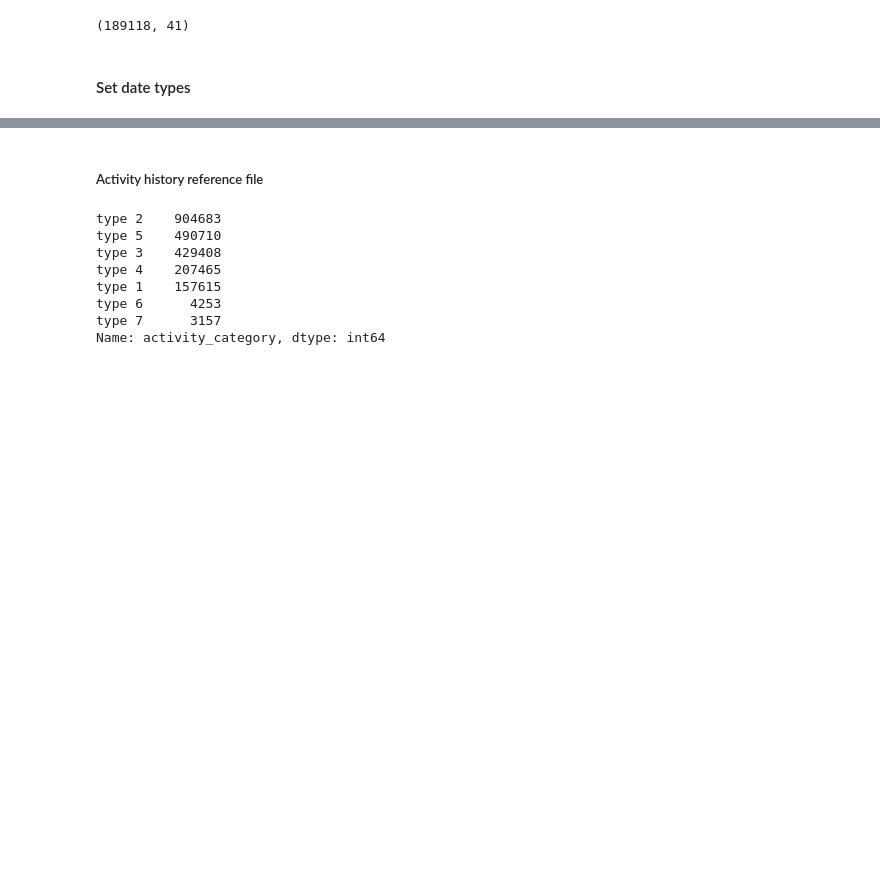
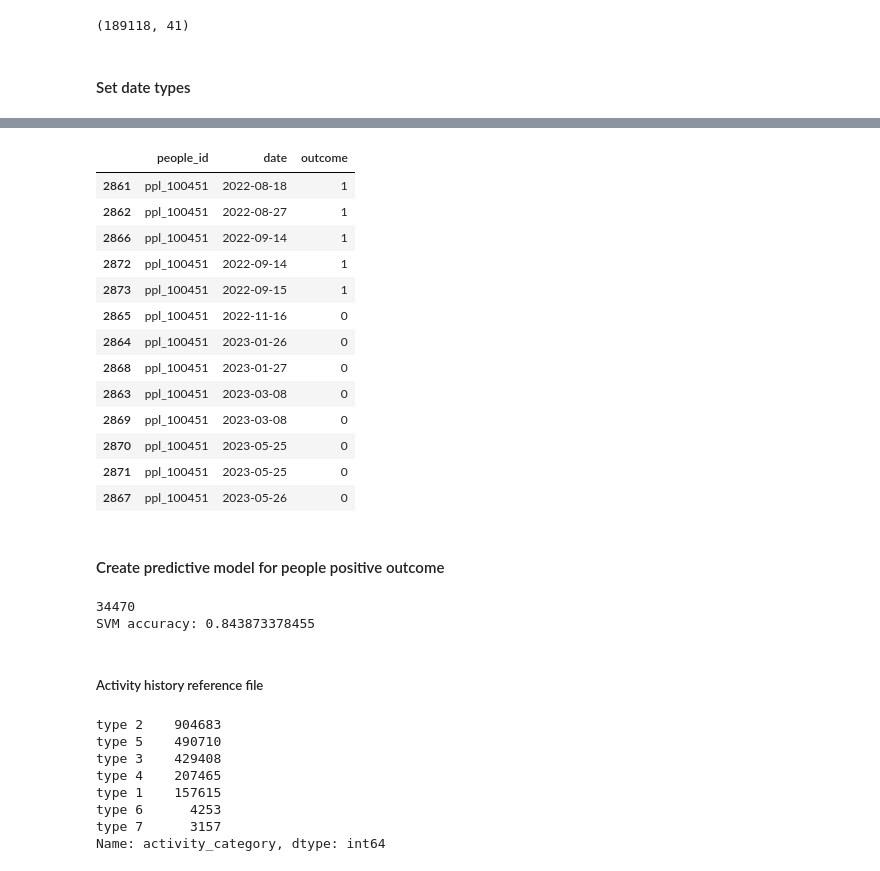
Before and after one commit to bshurick/kaggles, a Jupyter notebook: RedHat/redhat.ipynb, the cells around one changed output, grey strips where cells are left out. Cells and saved outputs as stored; diff of their text form; code cells hidden in the pictures; blank space fills up the shorter version.

```diff
--- a/RedHat/redhat.ipynb
+++ b/RedHat/redhat.ipynb
@@ -270,0 +323,66 @@ test_raw['date'] = pd.to_datetime(test_raw['date'])
+# %%
+p = (train_raw['people_id']=='ppl_100451')
+train_raw[p][['people_id','date','outcome']].sort_values(by='date')
+# %% [output]
+|  | people_id | date | outcome |
+| 2861 | ppl_100451 | 2022-08-18 | 1 |
+| 2862 | ppl_100451 | 2022-08-27 | 1 |
+| 2866 | ppl_100451 | 2022-09-14 | 1 |
+| 2872 | ppl_100451 | 2022-09-14 | 1 |
+| 2873 | ppl_100451 | 2022-09-15 | 1 |
+| 2865 | ppl_100451 | 2022-11-16 | 0 |
+| 2864 | ppl_100451 | 2023-01-26 | 0 |
+| 2868 | ppl_100451 | 2023-01-27 | 0 |
+| 2863 | ppl_100451 | 2023-03-08 | 0 |
+| 2869 | ppl_100451 | 2023-03-08 | 0 |
+| 2870 | ppl_100451 | 2023-05-25 | 0 |
+| 2871 | ppl_100451 | 2023-05-25 | 0 |
+| 2867 | ppl_100451 | 2023-05-26 | 0 |
+# %% [markdown]
+#### Create predictive model for people positive outcome
+# %%
+# create outcome variable to predict
+pY = (f['outcome']>0)*1
+
+# merge copy of people data with new outcome variable
+p = pd.merge(people.copy(), pd.DataFrame(pY.ravel(),
+                              columns=['has_outcome'],
+                              index=pY.index),
+                              how='left',
+                              left_on='people_id',
+                              right_index=True).fillna(0)
+_Y = p['has_outcome'].ravel()
+
+# save ids
+_IDs = p['people_id']
+
+# clear unused features
+del p['people_id']
+del p['has_outcome']
+del p['char_38'] # excluding only integer value
+_X = p
+del p
+
+# create ohe dict for sparse matrix transform
+_X = update_cols(_X)
+all_values = set(_X.as_matrix().reshape(1,-1).ravel())
+ohe_dict= { k: v for k,v in zip(all_values, xrange(len(all_values))) }
+print len(all_values)
+
+# create sparse OHE matrix
+_X = create_sparse_ohe_data(_X, ohe_dict)
+
+# split test and train
+_X_train, _X_val, _y_train, _y_val = train_test_split(_X,
+                                                      _Y.T,
+                                                      test_size=0.3)
+
+# fit svm model
+svm = LinearSVC(C=1.0)
+svm.fit(_X_train, _y_train)
+
+# measure accuracy
+print 'SVM accuracy: {}'.format(np.mean(svm.predict(_X_val) == _y_val))
+# %% [output]
+34470
+SVM accuracy: 0.843873378455
```
Also changed, not shown: parts of 44 cells of this notebook.
